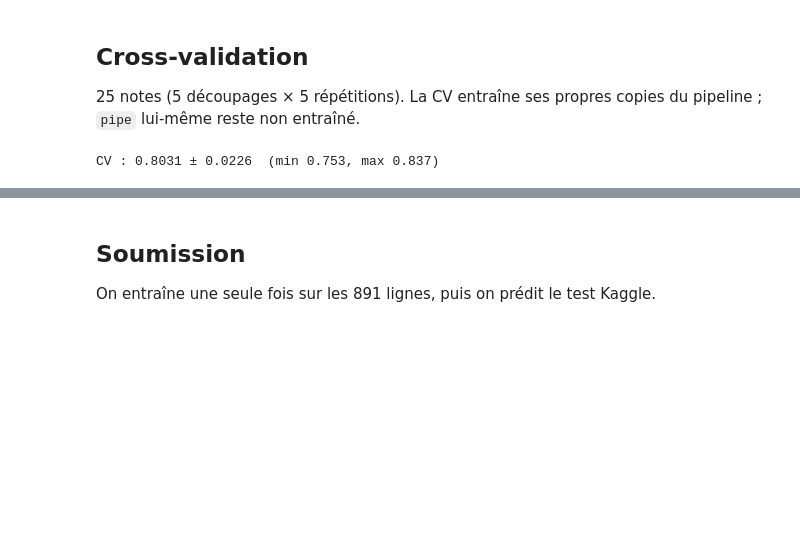
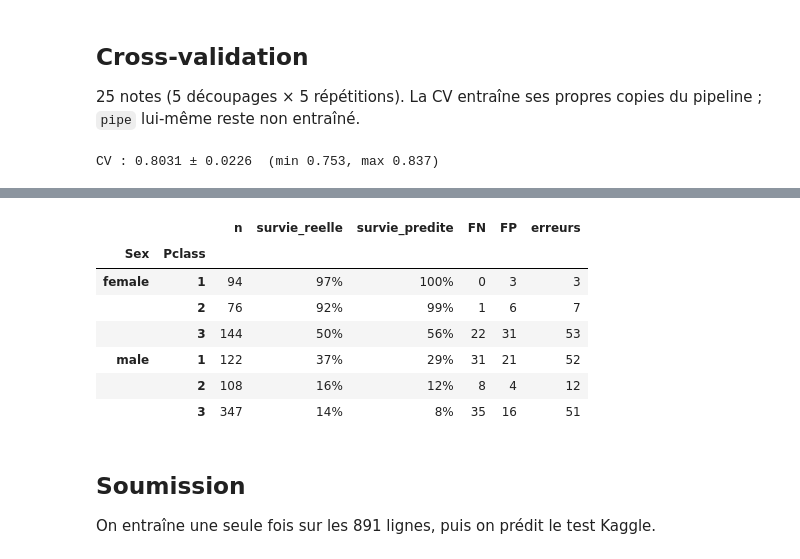
Before and after one commit to LuCarpentier83/TitanicMachineLearningFromDisaster, a Jupyter notebook: notebooks/02_random_forest.ipynb, the cells around one changed output, grey strips where cells are left out. Saved outputs shown, nothing was run; the diff lists cells and outputs as text; code cells hidden in the pictures; blank space fills up the shorter version.

```diff
--- a/notebooks/02_random_forest.ipynb
+++ b/notebooks/02_random_forest.ipynb
@@ -64,3 +103,22 @@ CV : 0.8031 ± 0.0226  (min 0.753, max 0.837)
+# %%
+# Où se concentrent les erreurs ? (par sexe et classe)
+d = pd.DataFrame({"Sex": X["Sex"], "Pclass": X["Pclass"], "y": y, "pred": oof})
+d["FN"] = (d.y == 1) & (d.pred == 0)
+d["FP"] = (d.y == 0) & (d.pred == 1)
+groupes = d.groupby(["Sex", "Pclass"]).agg(
+    n=("y", "size"), survie_reelle=("y", "mean"), survie_predite=("pred", "mean"),
+    FN=("FN", "sum"), FP=("FP", "sum"))
+groupes["erreurs"] = groupes.FN + groupes.FP
+groupes.style.format({"survie_reelle": "{:.0%}", "survie_predite": "{:.0%}"}).background_gradient(subset="erreurs", cmap="Reds")
+# %% [output]
+|  |  | n | survie_reelle | survie_predite | FN | FP | erreurs |
+| Sex | Pclass |  |  |  |  |  |  |
+| female | 1 | 94 | 97% | 100% | 0 | 3 | 3 |
+|  | 2 | 76 | 92% | 99% | 1 | 6 | 7 |
+|  | 3 | 144 | 50% | 56% | 22 | 31 | 53 |
+| male | 1 | 122 | 37% | 29% | 31 | 21 | 52 |
+|  | 2 | 108 | 16% | 12% | 8 | 4 | 12 |
+|  | 3 | 347 | 14% | 8% | 35 | 16 | 51 |
 # %% [markdown]
 ## Soumission
 On entraîne une seule fois sur les 891 lignes, puis on prédit le test Kaggle.
```
Also changed, not shown: parts of 4 cells of this notebook, 1 other file.
